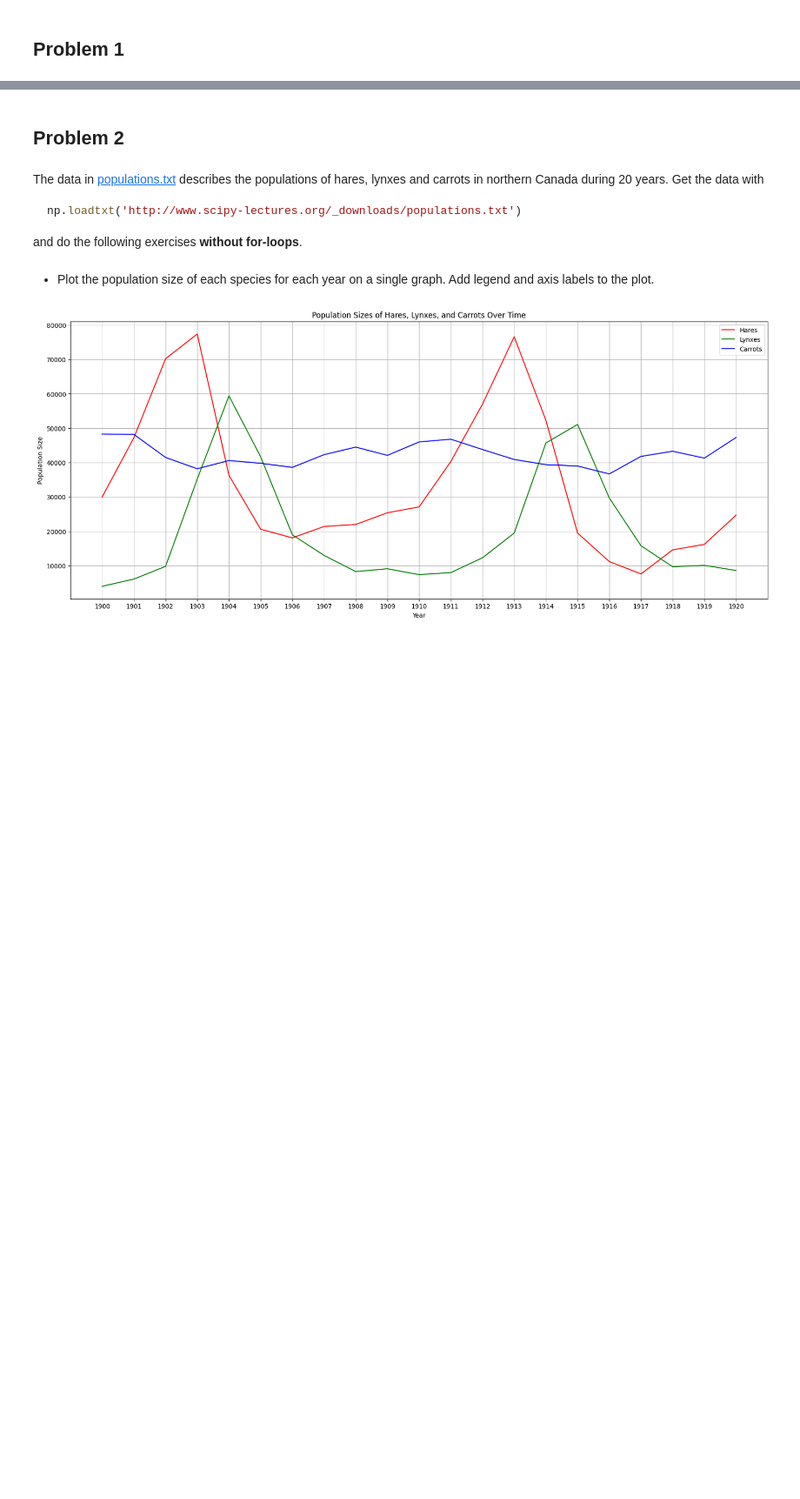
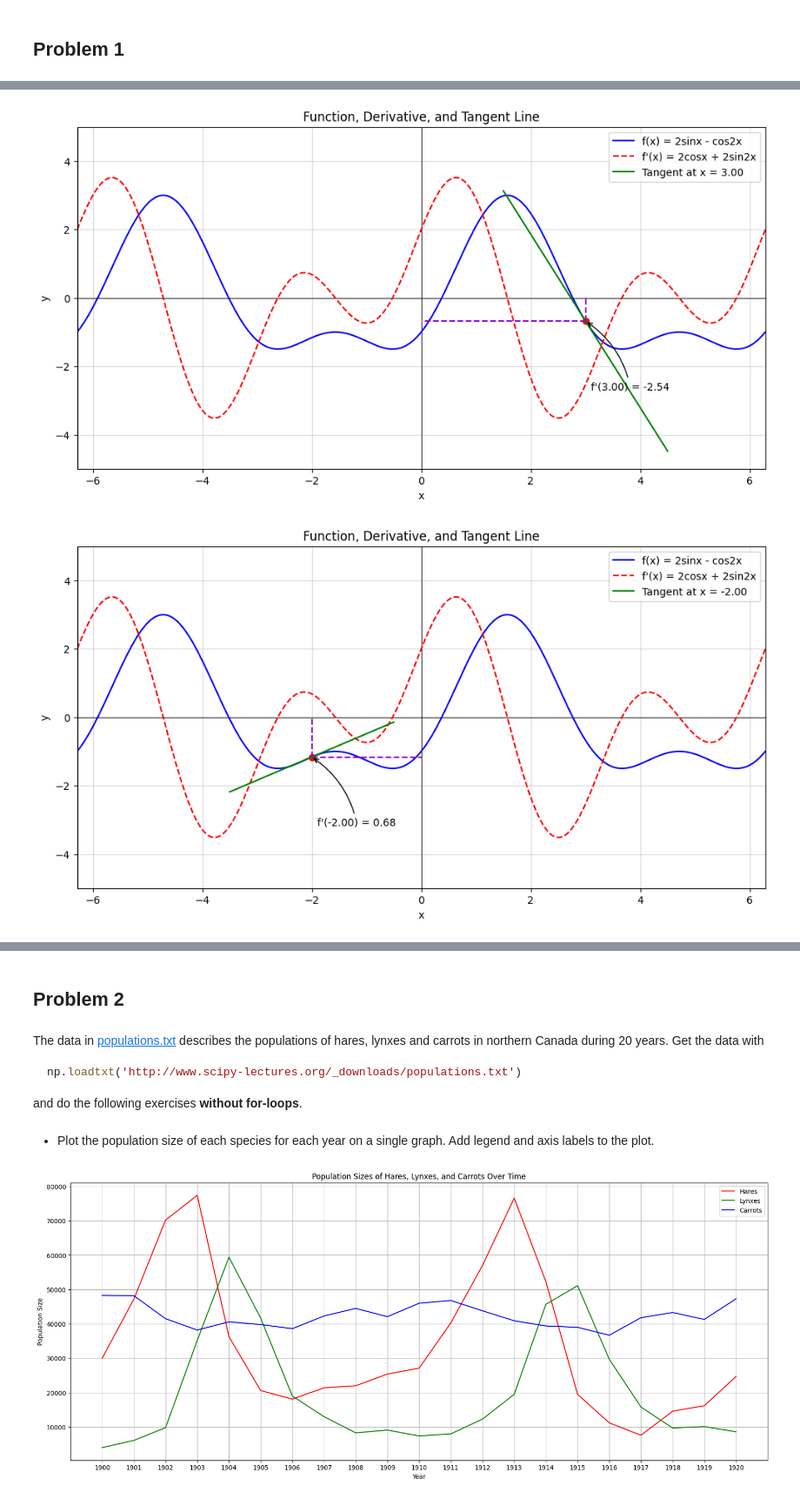
Before and after one commit to AkhtVV/Stat_Prac2025, a Jupyter notebook: AkhtHOME2.ipynb, the cells around one changed output, grey strips where cells are left out. Shown at 87% size. Cells and saved outputs as stored; diff of their text form; code cells hidden in the pictures; blank space fills up the shorter version.

```diff
--- a/AkhtHOME2.ipynb
+++ b/AkhtHOME2.ipynb
@@ -72,0 +22,54 @@ beauty_derivative_plot(1.7)
+# %%
+import numpy as np
+import matplotlib.pyplot as plt
+
+def beauty_derivative_plot(x):
+    # Функция и её производная
+    f = lambda p: 2 * np.sin(p) - np.cos(2 * p)
+    df = lambda p: 2 * np.cos(p) + 2 * np.sin(2*p)
+
+    # Уравнение касательной
+    tangent = lambda p: df(x) * (p - x) + f(x)
+
+
+    x_val = np.linspace(-2 * np.pi, 2 * np.pi, 500)
+    x_tan_val = np.linspace(x - 1.5, x + 1.5, 100)
+
+    y_tan_val = tangent(x_tan_val)
+    y_val = f(x_val)
+    dy_val = df(x_val)
+    plt.figure(figsize=(12, 6))
+    plt.title("Function, Derivative, and Tangent Line")
+
+    plt.xlabel('x')
+    plt.ylabel('y')
+    plt.axhline(0, color='black', linewidth=0.7, linestyle='-')
+    plt.axvline(0, color='black', linewidth=0.7, linestyle='-')
+
+    # Строим график функции f
+    plt.plot(x_val, y_val, color='blue', label='f(x) = 2sinx - cos2x')
+
+    # Строим график производной функции df
+    plt.plot(x_val, dy_val, color='red', linestyle='--', label="f'(x) = 2cosx + 2sin2x")
+
+
+    plt.plot(x, f(x), "ro")
+    plt.plot([x, x], [f(x), 0], linestyle='--', color='darkviolet')
+    plt.plot([x, 0], [f(x), f(x)], linestyle='--', color='darkviolet')
+    plt.plot(x_tan_val, y_tan_val, color='green', label=f"Tangent at x = {x:.2f}")
+    plt.xlim(-2 * np.pi, 2 * np.pi)
+    plt.ylim(-5, 5)
+    plt.grid(True, alpha=0.5)
+    plt.legend(loc='best')
+    plt.annotate(text=f"f'({x:.2f}) = {df(x):.2f}", xy=(x, f(x)),
+                 xytext=(x + 0.1, f(x) - 2),
+                 arrowprops={'arrowstyle': '->', 'connectionstyle': "arc3, rad=0.2"})
+    plt.show()
+
+# Пример
+beauty_derivative_plot(3)
+beauty_derivative_plot(-2)
+beauty_derivative_plot(1.7)
+# %% [output]
+[figure, added]
+[figure, added]
```
Also changed, not shown: parts of 2 cells of this notebook.
